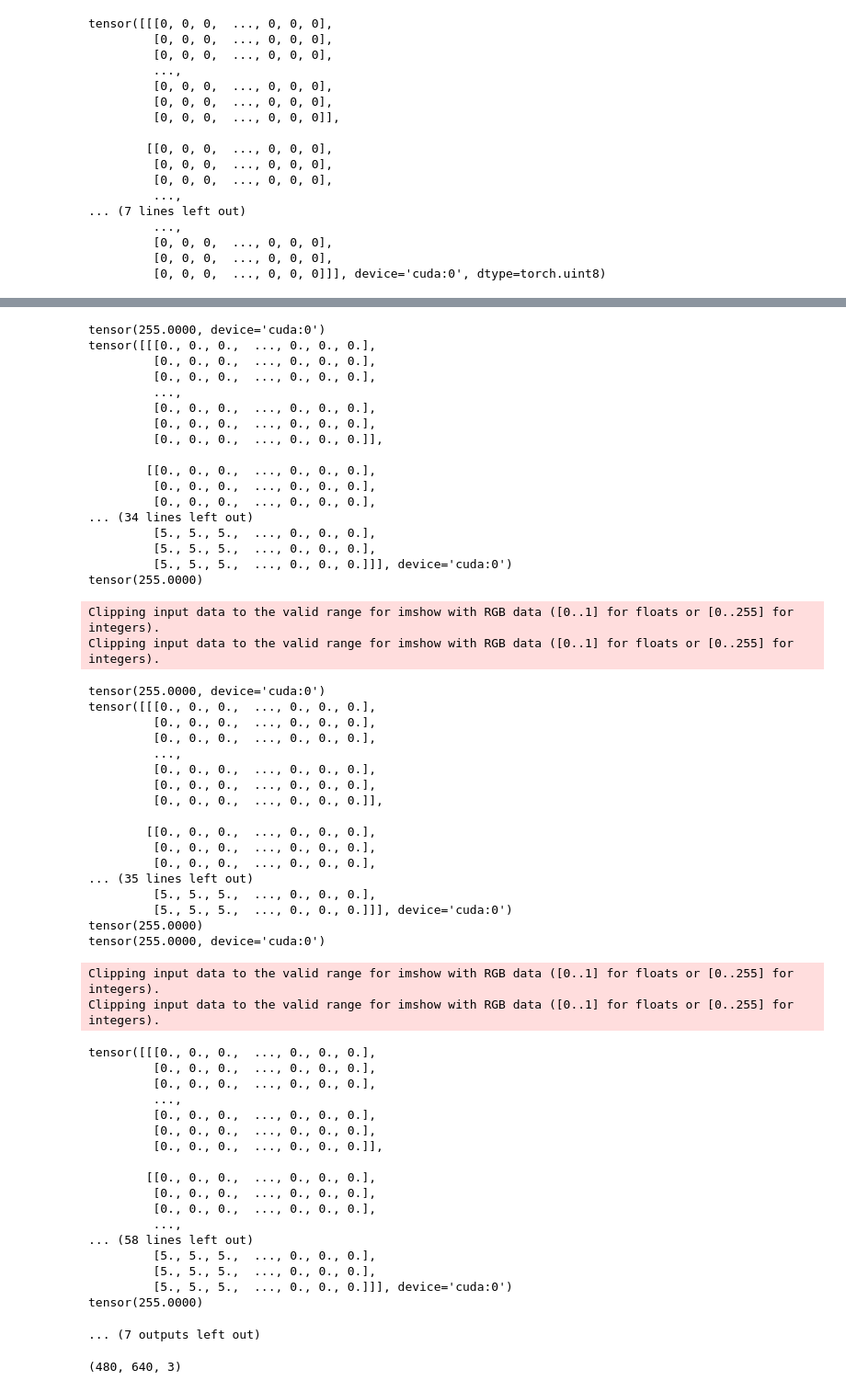
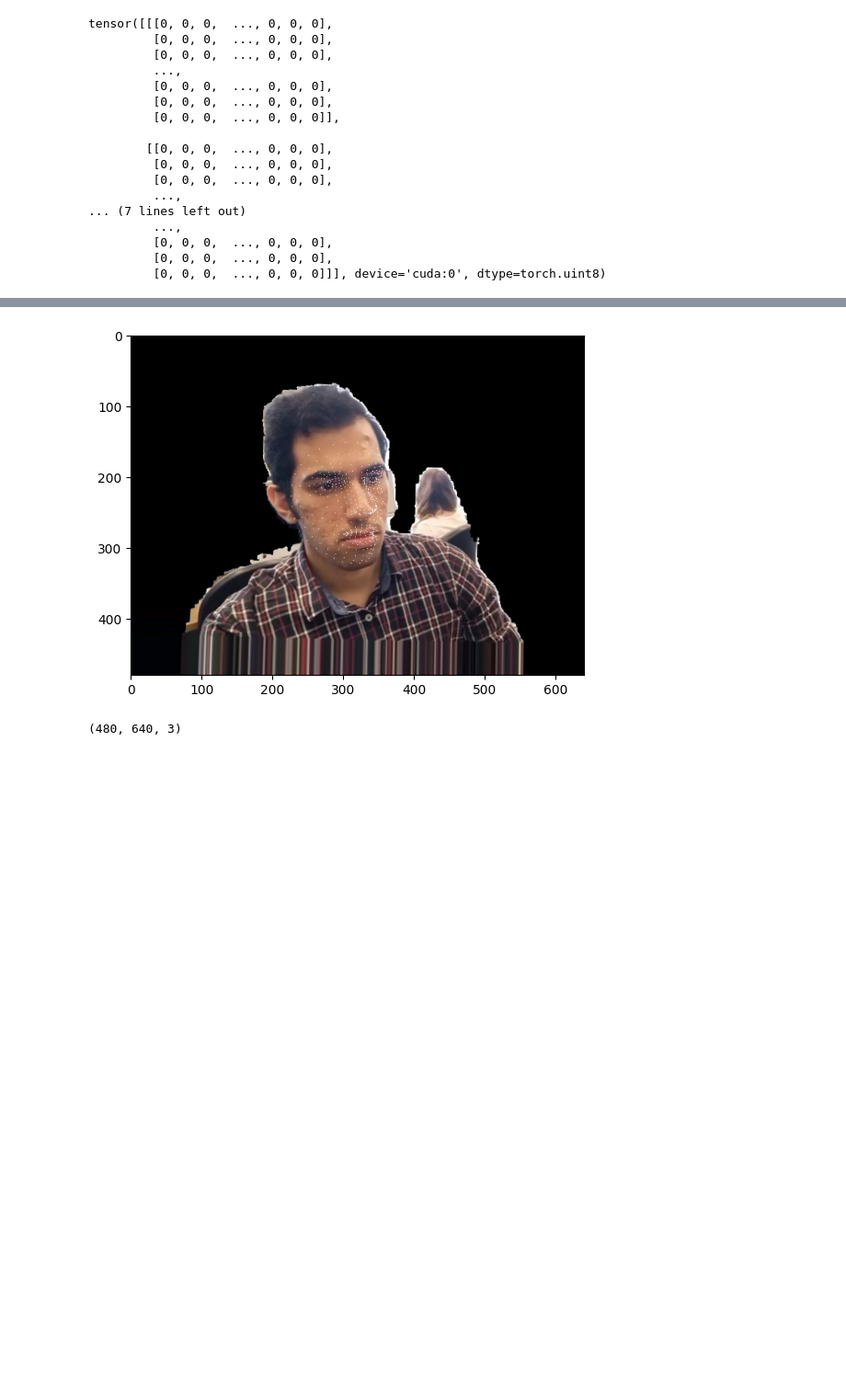
Before and after one commit to aminfadaei116/view-net, a Jupyter notebook: ViewNet notbook.ipynb, the cells around one changed output, grey strips where cells are left out. Shown: that part at 92% size. Drawn from its saved outputs; the diff is of its cells as text; code cells hidden in the pictures; blank space fills up the shorter version.

```diff
--- a/ViewNet notbook.ipynb
+++ b/ViewNet notbook.ipynb
@@ -80,11 +80,10 @@ for j in range(50, 70):
   newKeys = TransformKeys(tarKey, euler, T)
 
   output = RenderImage(height, width, refKey, newKeys, imgRef)
-  print(torch.max(output))
 
   dummy = torch.squeeze(output)
-  dummy = createMask(newKeys, height, width, dummy)
-  print(dummy)
+  dummy = createMask(newKeys, height, width, dummy).int()
+
   img = showImageTensor(dummy, is3chan=True, isOutput=True, returnOutput=True)
 
   img = np.moveaxis(np.uint8(img), 0, -1)
@@ -184,59 +143,4 @@ Clipping input data to the valid range for imshow with RGB data ([0..1] for floa
-tensor(255.0000, device='cuda:0')
-tensor([[[0., 0., 0.,  ..., 0., 0., 0.],
-         [0., 0., 0.,  ..., 0., 0., 0.],
-         [0., 0., 0.,  ..., 0., 0., 0.],
-         ...,
-         [0., 0., 0.,  ..., 0., 0., 0.],
-         [0., 0., 0.,  ..., 0., 0., 0.],
-         [0., 0., 0.,  ..., 0., 0., 0.]],
-
-        [[0., 0., 0.,  ..., 0., 0., 0.],
-         [0., 0., 0.,  ..., 0., 0., 0.],
-         [0., 0., 0.,  ..., 0., 0., 0.],
-... (34 lines left out)
-         [5., 5., 5.,  ..., 0., 0., 0.],
-         [5., 5., 5.,  ..., 0., 0., 0.],
-         [5., 5., 5.,  ..., 0., 0., 0.]]], device='cuda:0')
-tensor(255.0000)
-Clipping input data to the valid range for imshow with RGB data ([0..1] for floats or [0..255] for integers).
-Clipping input data to the valid range for imshow with RGB data ([0..1] for floats or [0..255] for integers).
-tensor(255.0000, device='cuda:0')
-tensor([[[0., 0., 0.,  ..., 0., 0., 0.],
-         [0., 0., 0.,  ..., 0., 0., 0.],
-         [0., 0., 0.,  ..., 0., 0., 0.],
-         ...,
-         [0., 0., 0.,  ..., 0., 0., 0.],
-         [0., 0., 0.,  ..., 0., 0., 0.],
-         [0., 0., 0.,  ..., 0., 0., 0.]],
-
-        [[0., 0., 0.,  ..., 0., 0., 0.],
-         [0., 0., 0.,  ..., 0., 0., 0.],
-         [0., 0., 0.,  ..., 0., 0., 0.],
-... (35 lines left out)
-         [5., 5., 5.,  ..., 0., 0., 0.],
-         [5., 5., 5.,  ..., 0., 0., 0.]]], device='cuda:0')
-tensor(255.0000)
-tensor(255.0000, device='cuda:0')
-Clipping input data to the valid range for imshow with RGB data ([0..1] for floats or [0..255] for integers).
-Clipping input data to the valid range for imshow with RGB data ([0..1] for floats or [0..255] for integers).
-tensor([[[0., 0., 0.,  ..., 0., 0., 0.],
-         [0., 0., 0.,  ..., 0., 0., 0.],
-         [0., 0., 0.,  ..., 0., 0., 0.],
-         ...,
-         [0., 0., 0.,  ..., 0., 0., 0.],
-         [0., 0., 0.,  ..., 0., 0., 0.],
-         [0., 0., 0.,  ..., 0., 0., 0.]],
-
-        [[0., 0., 0.,  ..., 0., 0., 0.],
-         [0., 0., 0.,  ..., 0., 0., 0.],
-         [0., 0., 0.,  ..., 0., 0., 0.],
-         ...,
-... (58 lines left out)
-         [5., 5., 5.,  ..., 0., 0., 0.],
-         [5., 5., 5.,  ..., 0., 0., 0.],
-         [5., 5., 5.,  ..., 0., 0., 0.]]], device='cuda:0')
-tensor(255.0000)
-... (7 outputs left out)
+[figure, added]
 # %%
 img.shape
 # %% [output]
```
Also changed, not shown: parts of 1 cell of this notebook, 1 other file.
